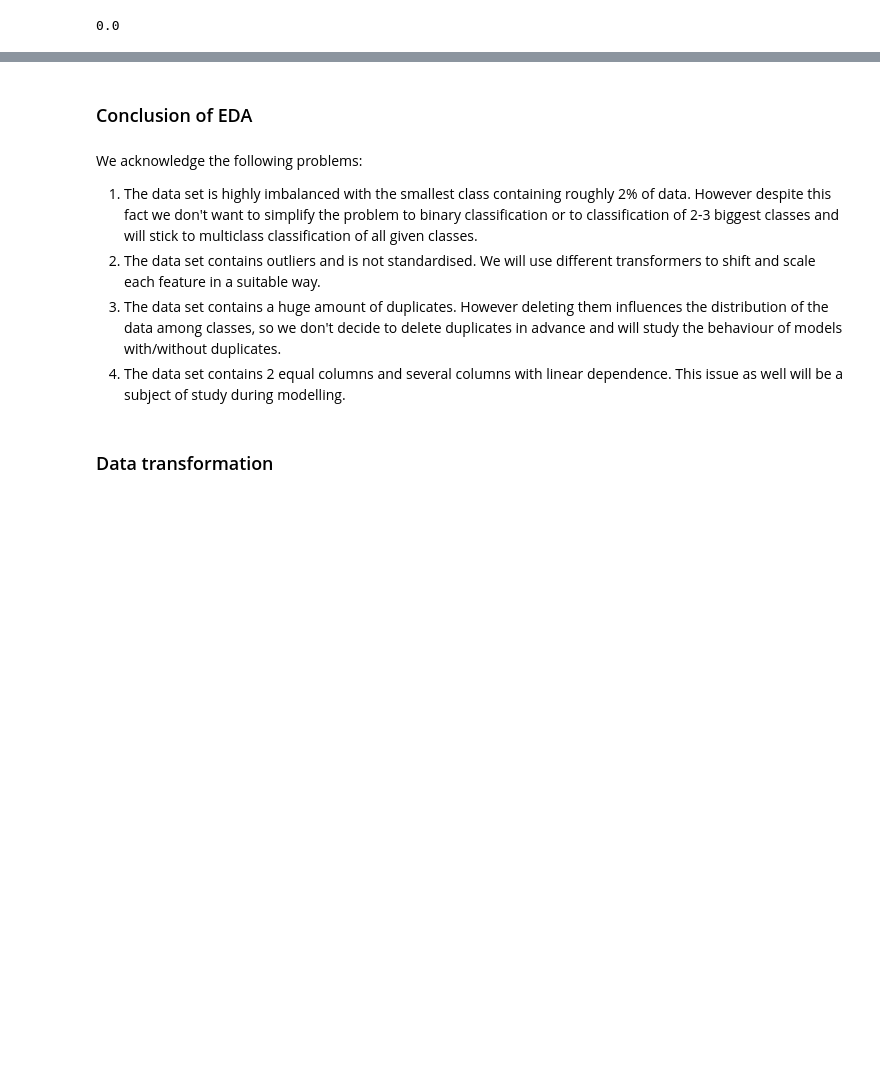
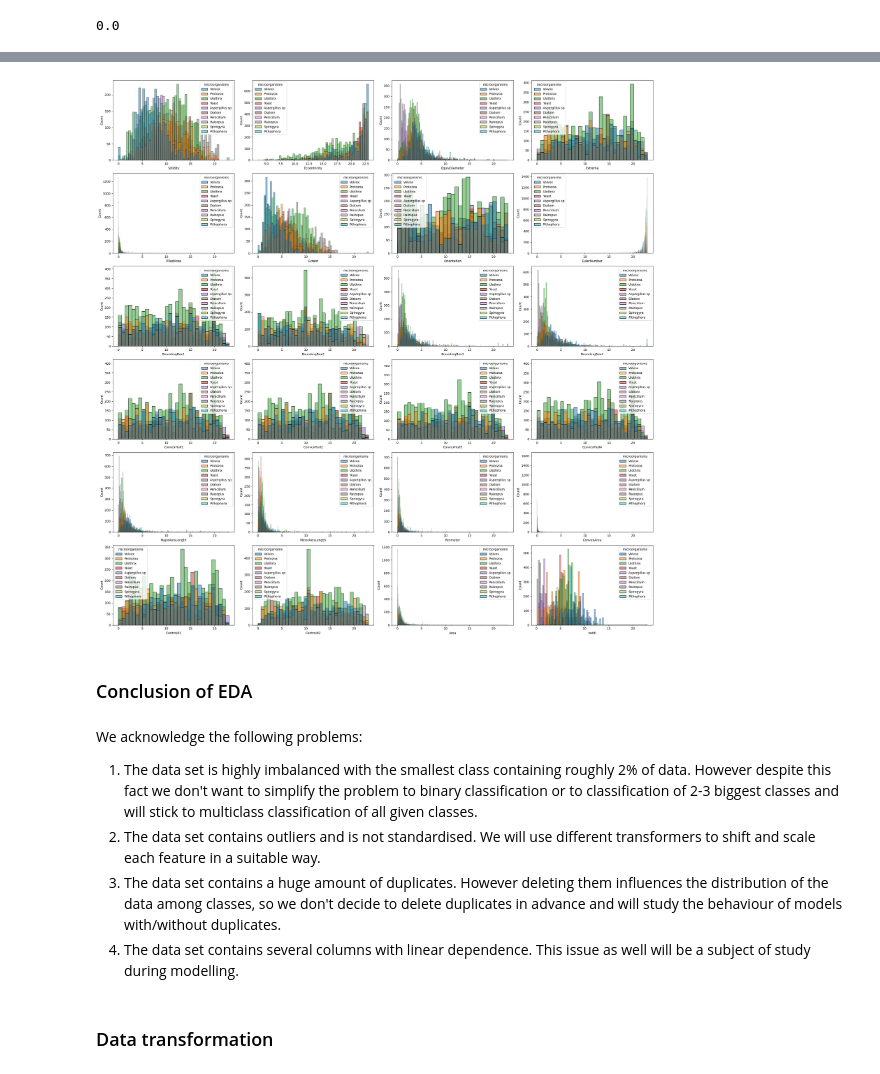
Before and after one commit to dabokva/ProjectML, a Jupyter notebook: finalDocumentation.ipynb, the cells around one changed output, grey strips where cells are left out. Drawn from its saved outputs; the diff is of its cells as text; code cells hidden in the pictures; blank space fills up the shorter version.

```diff
--- a/finalDocumentation.ipynb
+++ b/finalDocumentation.ipynb
@@ -236,3 +290,13 @@ As the difference between the entries of the ConvexHull1 and ConvexHull2 is equa
+# %%
+fig, ax = plt.subplots(6, 4, figsize=(25, 25))
+
+for name, a in zip(train_df.columns[:-1], ax.ravel()):
+  sns.histplot(data=train_df, x=name, hue="microorganisms", ax=a)
+
+plt.tight_layout()
+plt.show()
+# %% [output]
+[figure, added]
 # %% [markdown]
 ### Conclusion of EDA
 # %% [markdown]
@@ -240,7 +304,7 @@ We acknowledge the following problems:
 1. The data set is highly imbalanced with the smallest class containing roughly 2% of data. However despite this fact we don't want to simplify the problem to binary classification or to classification of 2-3 biggest classes and will stick to multiclass classification of all given classes.
 2. The data set contains outliers and is not standardised. We will use different transformers to shift and scale each feature in a suitable way.
 3. The data set contains a huge amount of duplicates. However deleting them influences the distribution of the data among classes, so we don't decide to delete duplicates in advance and will study the behaviour of models with/without duplicates.
-4. The data set contains 2 equal columns and several columns with linear dependence. This issue as well will be a subject of study during modelling.
+4. The data set contains several columns with linear dependence. This issue as well will be a subject of study during modelling.
 # %% [markdown]
 ### Data transformation
 # %% [markdown]
```
Also changed, not shown: parts of 39 cells of this notebook.
